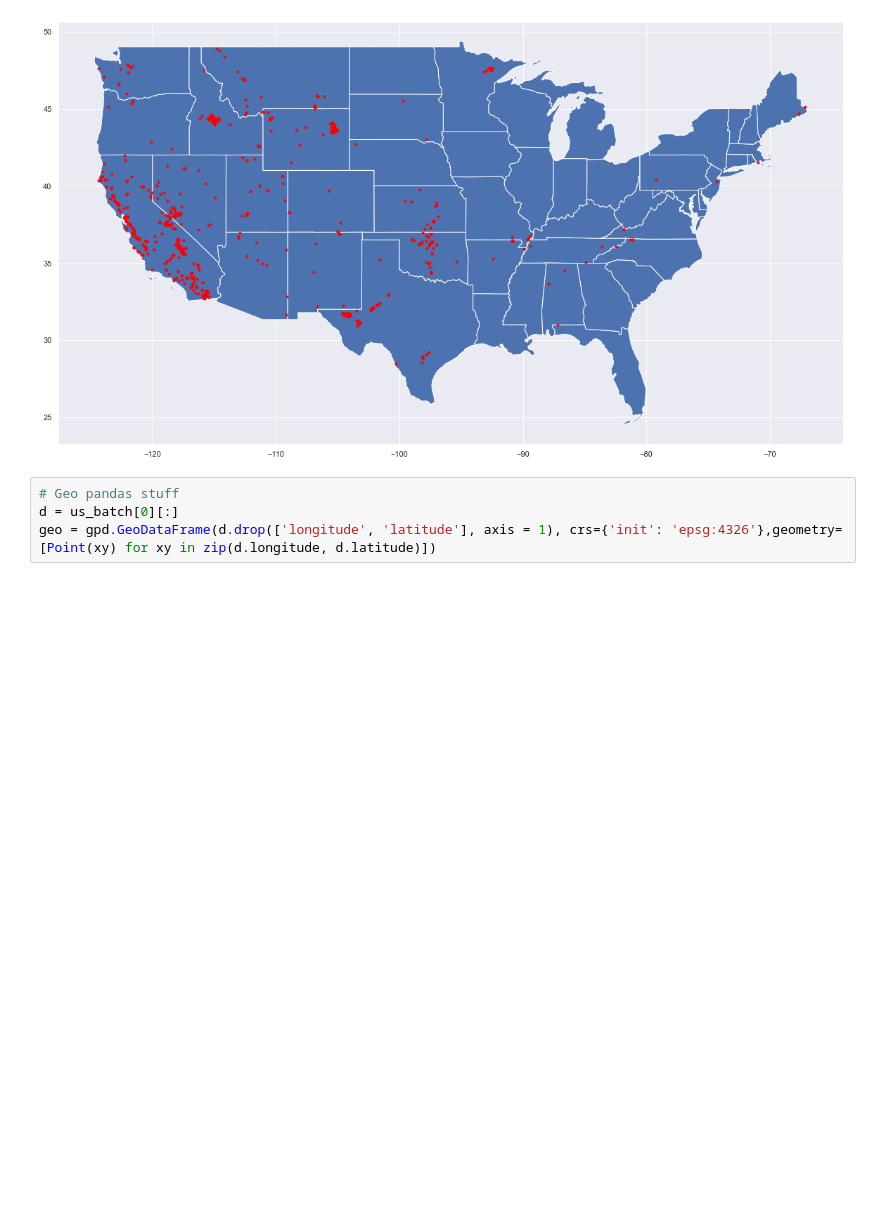
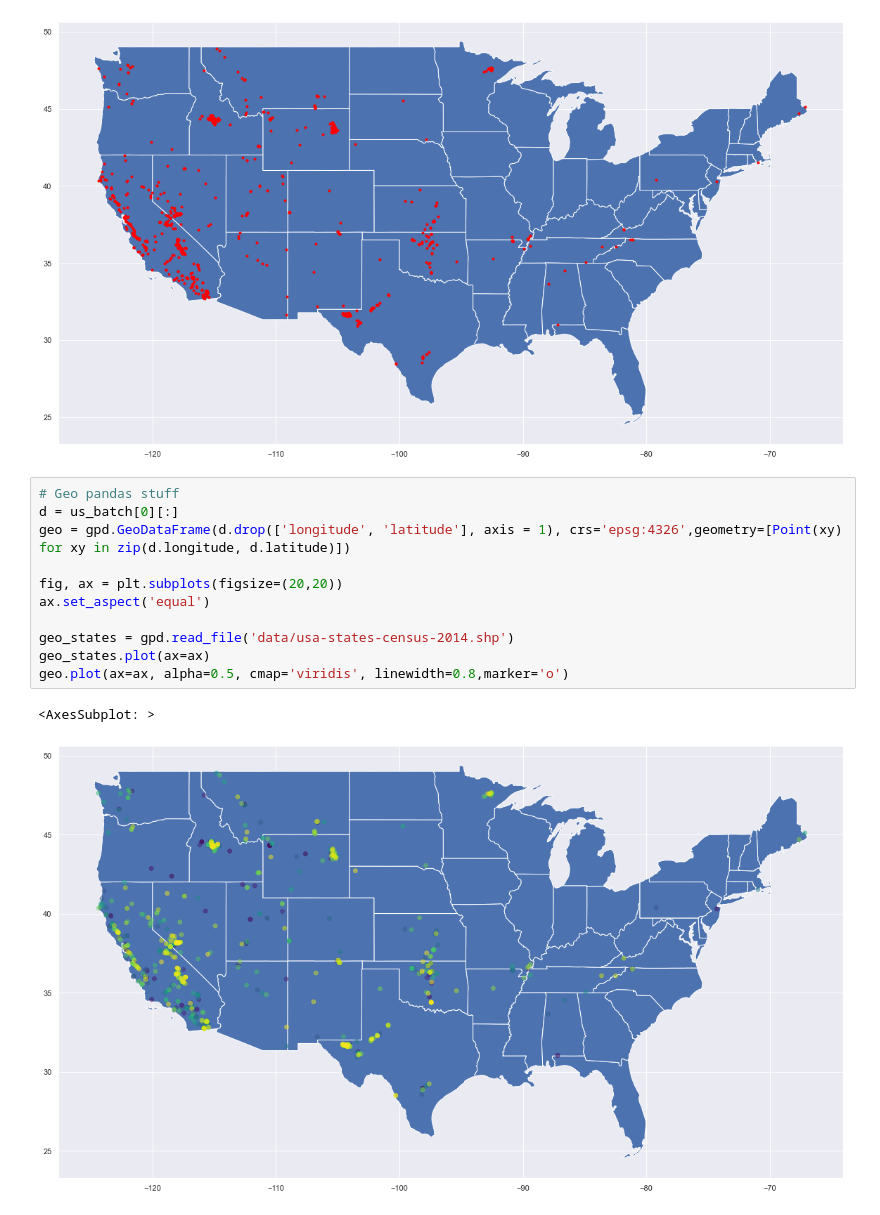
Before and after one commit to ci0cc0lat0/Data-Science-Group-Work, a Jupyter notebook: work2.0.ipynb, the cells around one changed output. Cells and saved outputs as stored; diff of their text form; blank space fills up the shorter version.

```diff
--- a/work2.0.ipynb
+++ b/work2.0.ipynb
@@ -95,4 +97,14 @@ plt.scatter(geo_us_batch[0].longitude, geo_us_batch[0].latitude,c="red",marker='
 # %%
 # Geo pandas stuff
 d = us_batch[0][:]
-geo = gpd.GeoDataFrame(d.drop(['longitude', 'latitude'], axis = 1), crs={'init': 'epsg:4326'},geometry=[Point(xy) for xy in zip(d.longitude, d.latitude)])
+geo = gpd.GeoDataFrame(d.drop(['longitude', 'latitude'], axis = 1), crs='epsg:4326',geometry=[Point(xy) for xy in zip(d.longitude, d.latitude)])
+
+fig, ax = plt.subplots(figsize=(20,20))
+ax.set_aspect('equal')
+
+geo_states = gpd.read_file('data/usa-states-census-2014.shp')
+geo_states.plot(ax=ax)
+geo.plot(ax=ax, alpha=0.5, cmap='viridis', linewidth=0.8,marker='o')
+# %% [output]
+<AxesSubplot: >
+[figure, added]
```
Also changed, not shown: parts of 2 cells of this notebook.
